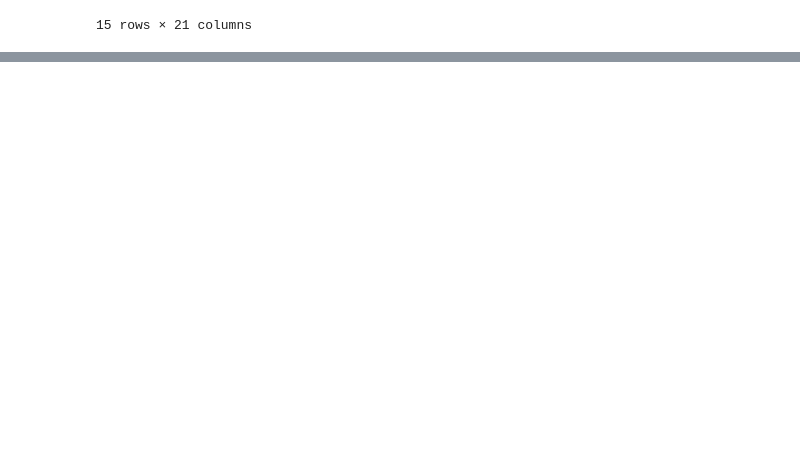
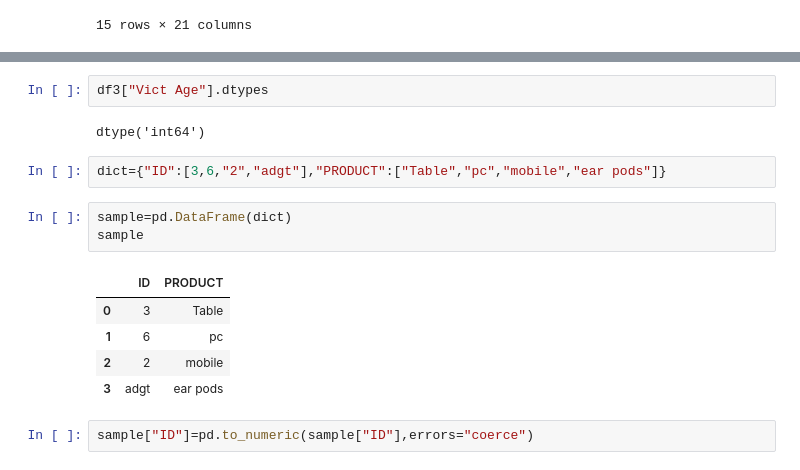
Before and after one commit to grishmamanchekar17-web/Python, a Jupyter notebook: Practice.ipynb, the cells around one changed output, grey strips where cells are left out. Drawn from its saved outputs; the diff is of its cells as text; blank space fills up the shorter version.

```diff
--- a/Practice.ipynb
+++ b/Practice.ipynb
@@ -2147,0 +2217,17 @@ df.sort_values("Postal Code",ascending=False).head(15)
+# %%
+df3["Vict Age"].dtypes
+# %% [output]
+dtype('int64')
+# %%
+dict={"ID":[3,6,"2","adgt"],"PRODUCT":["Table","pc","mobile","ear pods"]}
+# %%
+sample=pd.DataFrame(dict)
+sample
+# %% [output]
+|  | ID | PRODUCT |
+| 0 | 3 | Table |
+| 1 | 6 | pc |
+| 2 | 2 | mobile |
+| 3 | adgt | ear pods |
+# %%
+sample["ID"]=pd.to_numeric(sample["ID"],errors="coerce")
```
Also changed, not shown: parts of 14 cells of this notebook.
